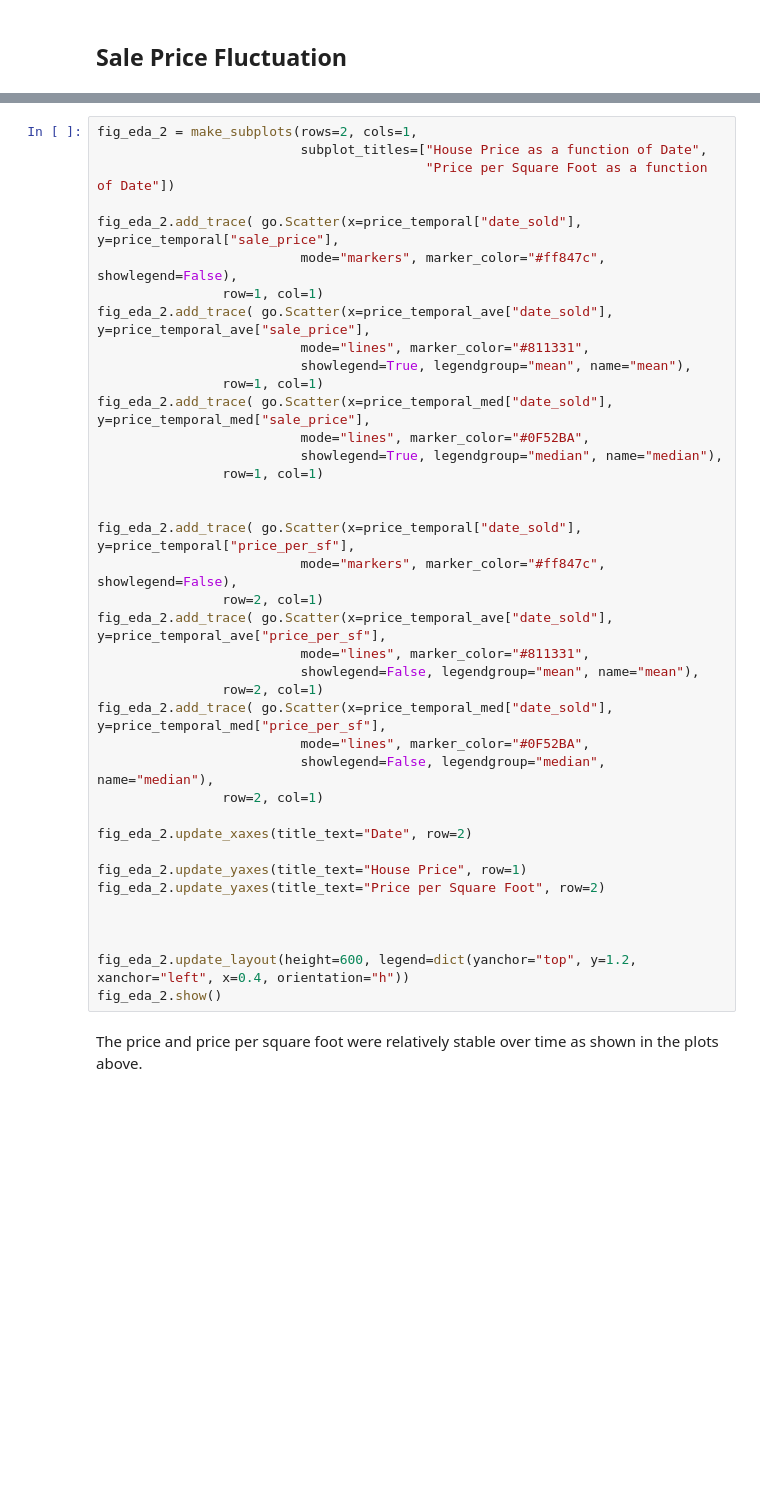
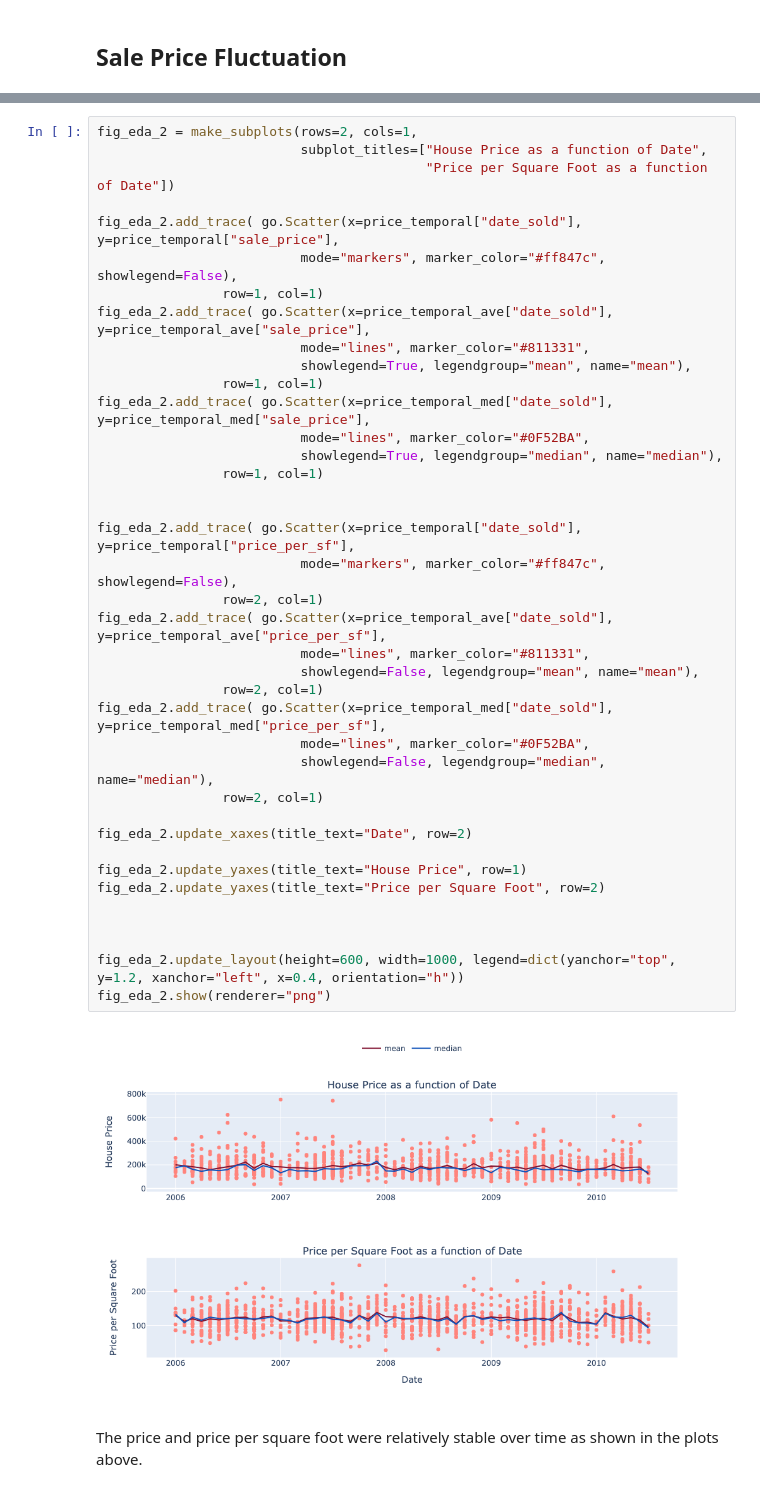
Before and after one commit to jazz-2021/project, a Jupyter notebook: house_prices/house_price_regression.ipynb, the cells around one changed output, grey strips where cells are left out. Cells and saved outputs as stored; diff of their text form; blank space fills up the shorter version.

Commit message:
Add png renderer for plots.

```diff
--- a/house_prices/house_price_regression.ipynb
+++ b/house_prices/house_price_regression.ipynb
@@ -288,35 +285,37 @@ fig_eda_2.add_trace( go.Scatter(x=price_temporal["date_sold"], y=price_temporal[
                 row=1, col=1)
 fig_eda_2.add_trace( go.Scatter(x=price_temporal_ave["date_sold"], y=price_temporal_ave["sale_price"],
                           mode="lines", marker_color="#811331",
                           showlegend=True, legendgroup="mean", name="mean"),
                 row=1, col=1)
 fig_eda_2.add_trace( go.Scatter(x=price_temporal_med["date_sold"], y=price_temporal_med["sale_price"],
                           mode="lines", marker_color="#0F52BA",
                           showlegend=True, legendgroup="median", name="median"),
                 row=1, col=1)
 
 
 fig_eda_2.add_trace( go.Scatter(x=price_temporal["date_sold"], y=price_temporal["price_per_sf"],
                           mode="markers", marker_color="#ff847c", showlegend=False),
                 row=2, col=1)
 fig_eda_2.add_trace( go.Scatter(x=price_temporal_ave["date_sold"], y=price_temporal_ave["price_per_sf"],
                           mode="lines", marker_color="#811331",
                           showlegend=False, legendgroup="mean", name="mean"),
                 row=2, col=1)
 fig_eda_2.add_trace( go.Scatter(x=price_temporal_med["date_sold"], y=price_temporal_med["price_per_sf"],
                           mode="lines", marker_color="#0F52BA",
                           showlegend=False, legendgroup="median", name="median"),
                 row=2, col=1)
 
 fig_eda_2.update_xaxes(title_text="Date", row=2)
 
 fig_eda_2.update_yaxes(title_text="House Price", row=1)
 fig_eda_2.update_yaxes(title_text="Price per Square Foot", row=2)
 
 
 
-fig_eda_2.update_layout(height=600, legend=dict(yanchor="top", y=1.2, xanchor="left", x=0.4, orientation="h"))
-fig_eda_2.show()
+fig_eda_2.update_layout(height=600, width=1000, legend=dict(yanchor="top", y=1.2, xanchor="left", x=0.4, orientation="h"))
+fig_eda_2.show(renderer="png")
+# %% [output]
+[figure, added]
 # %% [markdown]
 The price and price per square foot were relatively stable over time as shown in the plots above.
 # %% [markdown]
```
Also changed, not shown: parts of 16 cells of this notebook.
